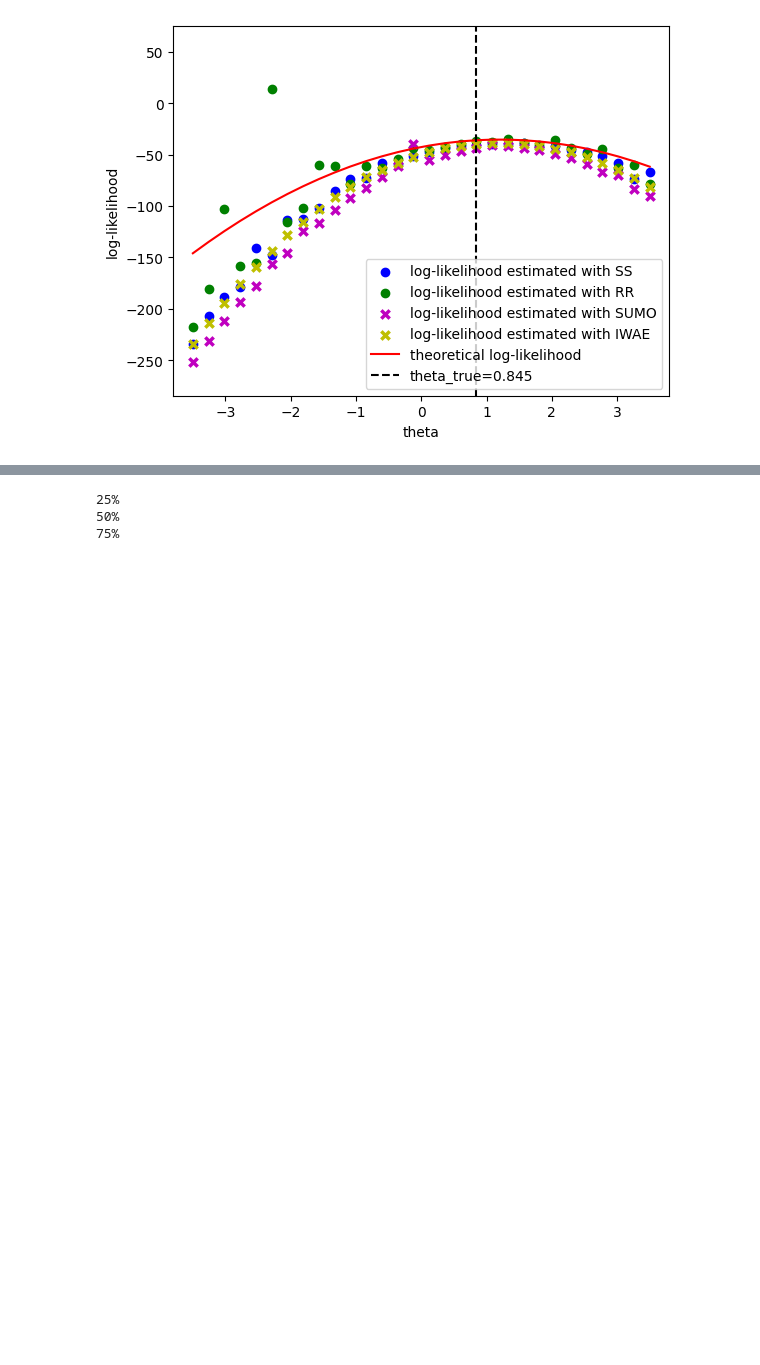
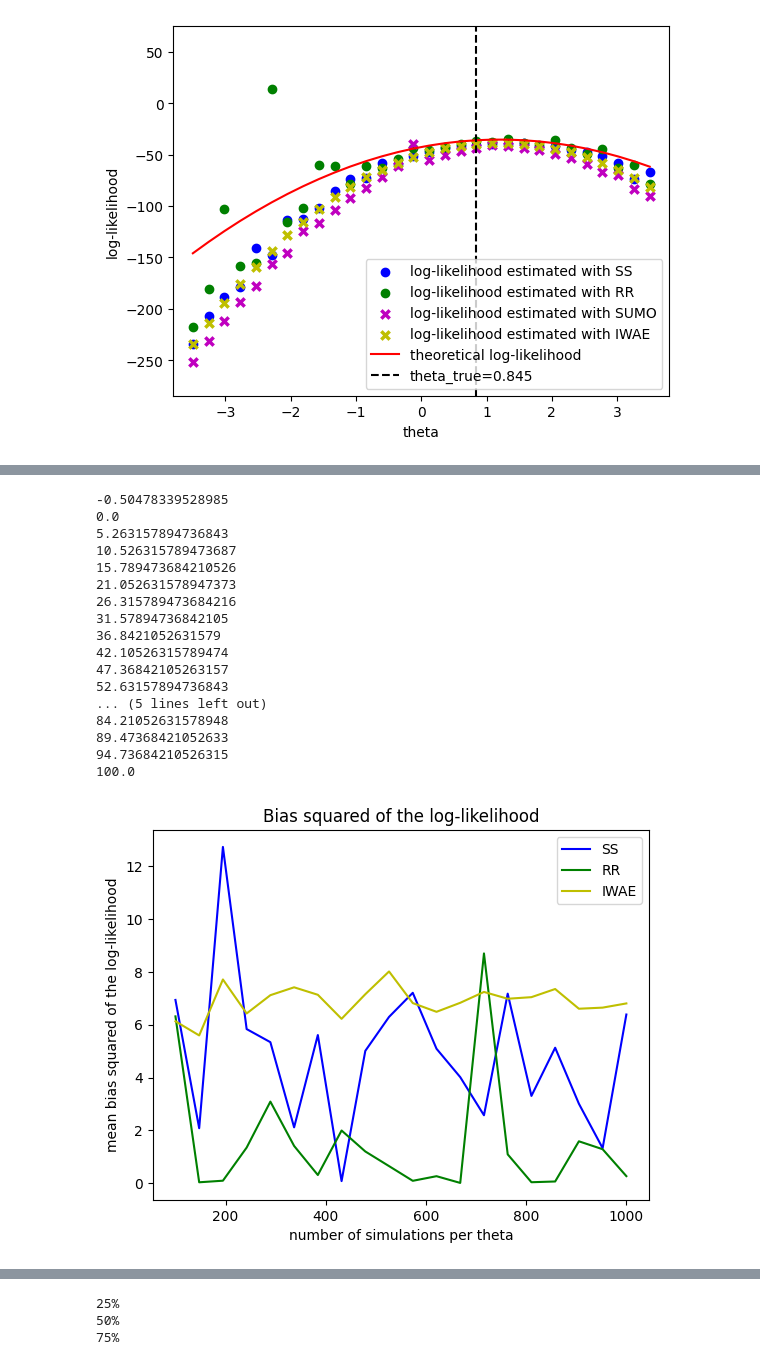
Before and after one commit to JulienPeignon/Monte_Carlo_Simulations, a Jupyter notebook: unbiased_gradient.ipynb, the cells around one changed output, grey strips where cells are left out. Saved outputs shown, nothing was run; the diff lists cells and outputs as text; code cells hidden in the pictures; blank space fills up the shorter version.

```diff
--- a/unbiased_gradient.ipynb
+++ b/unbiased_gradient.ipynb
@@ -723,0 +739,21 @@ true value of theta 0.8453469417555549
+# %%
+full_bias(2,100,1000,20)
+# %% [output]
+-0.50478339528985
+0.0
+5.263157894736843
+10.526315789473687
+15.789473684210526
+21.052631578947373
+26.315789473684216
+31.57894736842105
+36.8421052631579
+42.10526315789474
+47.36842105263157
+52.63157894736843
+... (5 lines left out)
+84.21052631578948
+89.47368421052633
+94.73684210526315
+100.0
+[figure, added]
```
Also changed, not shown: parts of 26 cells of this notebook.
